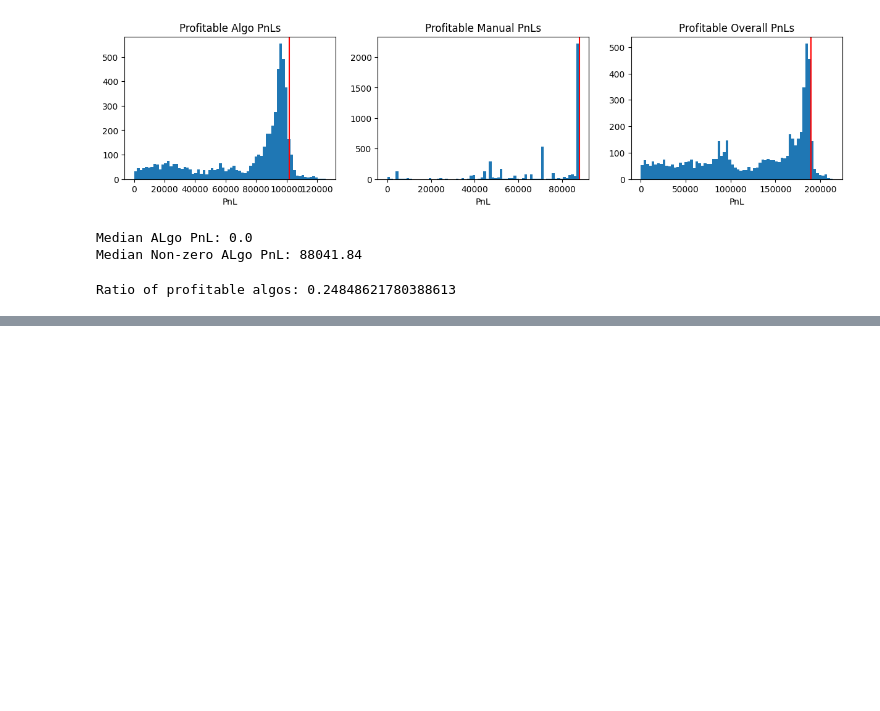
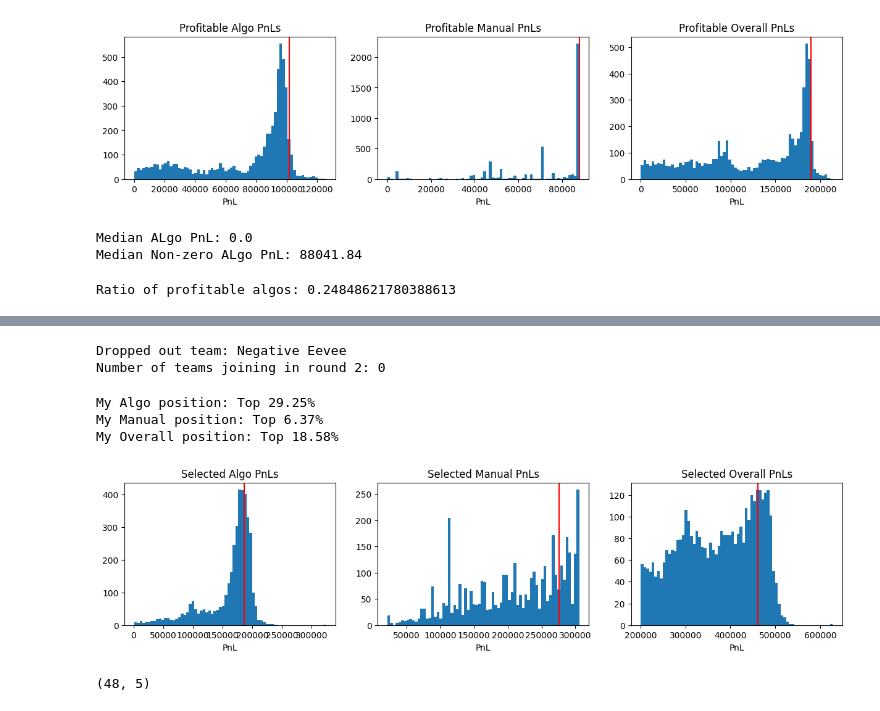
Before and after one commit to aemilani/imc-prosperity-4, a Jupyter notebook: notebooks/leaderboard.ipynb, the cells around one changed output, grey strips where cells are left out. Saved outputs shown, nothing was run; the diff lists cells and outputs as text; code cells hidden in the pictures; blank space fills up the shorter version.

Commit message:
Analyzed the leaderboard and the teams which passed to the second phase

```diff
--- a/notebooks/leaderboard.ipynb
+++ b/notebooks/leaderboard.ipynb
@@ -59,0 +117,53 @@ Ratio of profitable algos: 0.24848621780388613
+# %%
+print(f"Dropped out team: {overall_data_1.loc[list(set(overall_data_1.index) - set(overall_data_2.index))[0]]['team.name']}")
+
+new_ids = list(set(overall_data_2.index) - set(overall_data_1.index))
+print(f"Number of teams joining in round 2: {len(new_ids)}")
+# %% [output]
+Dropped out team: Negative Eevee
+Number of teams joining in round 2: 0
+# %%
+algo_data_1 = pd.concat([algo_data_1, pd.DataFrame(index=new_ids)])
+manual_data_1 = pd.concat([manual_data_1, pd.DataFrame(index=new_ids)])
+overall_data_1 = pd.concat([overall_data_1, pd.DataFrame(index=new_ids)])
+# %%
+selected_teams = pd.DataFrame()
+selected_teams.loc[:, 'position'] = overall_data_2[overall_data_2['score'] >= 200000]['position']
+selected_teams.loc[:, 'team.name'] = overall_data_2[overall_data_2['score'] >= 200000]['team.name']
+selected_teams.loc[:, 'team.country'] = overall_data_2[overall_data_2['score'] >= 200000]['team.countryCode']
+
+selected_teams.loc[:, 'r1_algo_score'] = algo_data_1.loc[selected_teams.index, 'score']
+selected_teams.loc[:, 'r1_manual_score'] = manual_data_1.loc[selected_teams.index, 'score']
+selected_teams.loc[:, 'r1_overall_score'] = overall_data_1.loc[selected_teams.index, 'score']
+selected_teams.loc[:, 'r2_algo_score'] = algo_data_2.loc[selected_teams.index, 'score']
+selected_teams.loc[:, 'r2_manual_score'] = manual_data_2.loc[selected_teams.index, 'score']
+selected_teams.loc[:, 'r2_overall_score'] = overall_data_2.loc[selected_teams.index, 'score']
+# %%
+algo_pnls_selected = selected_teams['r2_algo_score'].to_numpy()
+manual_pnls_selected = selected_teams['r2_manual_score'].to_numpy()
+overall_pnls_selected = selected_teams['r2_overall_score'].to_numpy()
+# %%
+print(f"My Algo position: Top {algo_data_2[algo_data_2['team.name'] == 'Arbland']['position'].to_numpy()[0] / len(selected_teams) * 100:.2f}%")
+print(f"My Manual position: Top {manual_data_2[manual_data_2['team.name'] == 'Arbland']['position'].to_numpy()[0] / len(selected_teams) * 100:.2f}%")
+print(f"My Overall position: Top {overall_data_2[overall_data_2['team.name'] == 'Arbland']['position'].to_numpy()[0] / len(selected_teams) * 100:.2f}%")
+# %% [output]
+My Algo position: Top 29.25%
+My Manual position: Top 6.37%
+My Overall position: Top 18.58%
+# %%
+fig, ax = plt.subplots(1, 3, figsize=(15, 3))
+ax[0].hist([pnl for pnl in algo_pnls_selected if pnl > 0], bins=70)
+ax[0].axvline(my_algo_pnl, c='r')
+ax[0].set_xlabel('PnL')
+ax[0].set_title('Selected Algo PnLs')
+ax[1].hist([pnl for pnl in manual_pnls_selected if pnl > 0], bins=70)
+ax[1].axvline(my_manual_pnl, c='r')
+ax[1].set_xlabel('PnL')
+ax[1].set_title('Selected Manual PnLs')
+ax[2].hist([pnl for pnl in overall_pnls_selected if pnl > 0], bins=70)
+ax[2].axvline(my_overall_pnl, c='r')
+ax[2].set_xlabel('PnL')
+ax[2].set_title('Selected Overall PnLs')
+plt.show()
+# %% [output]
+[figure, added]
@@ -59,0 +174,4 @@ Ratio of profitable algos: 0.24848621780388613
+# %%
+manual_data_2[manual_data_2['score'] == manual_data_2['score'].max()].shape
+# %% [output]
+(48, 5)
```
Also changed, not shown: parts of 16 cells of this notebook, 9 other files.
